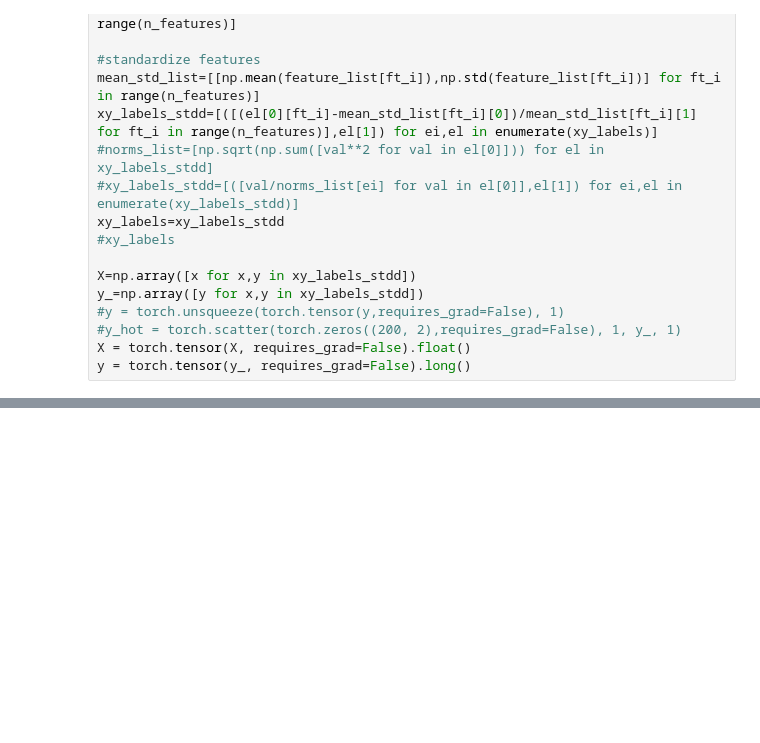
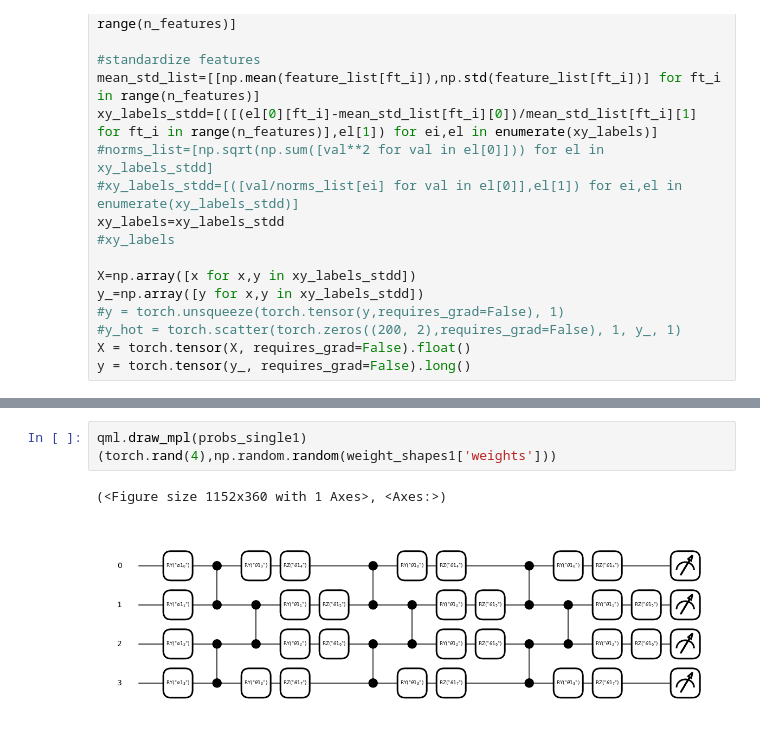
Before and after one commit to Giacomo-Antonioli/QPNN, a Jupyter notebook: old/standard_qml_composite_v2.ipynb, the cells around one changed output, grey strips where cells are left out. Saved outputs shown, nothing was run; the diff lists cells and outputs as text; blank space fills up the shorter version.

```diff
--- a/old/standard_qml_composite_v2.ipynb
+++ b/old/standard_qml_composite_v2.ipynb
@@ -349 +358,6 @@ weight_shapes2 = {"weights": (n_layers2, n_pars2)}
 qlayer2 = qml.qnn.TorchLayer(probs_single2, weight_shapes2,init_method=init_method)
+# %%
+qml.draw_mpl(probs_single1)(torch.rand(4),np.random.random(weight_shapes1['weights']))
+# %% [output]
+(<Figure size 1152x360 with 1 Axes>, <Axes:>)
+[figure, added]
```
Also changed, not shown: parts of 11 cells of this notebook.
